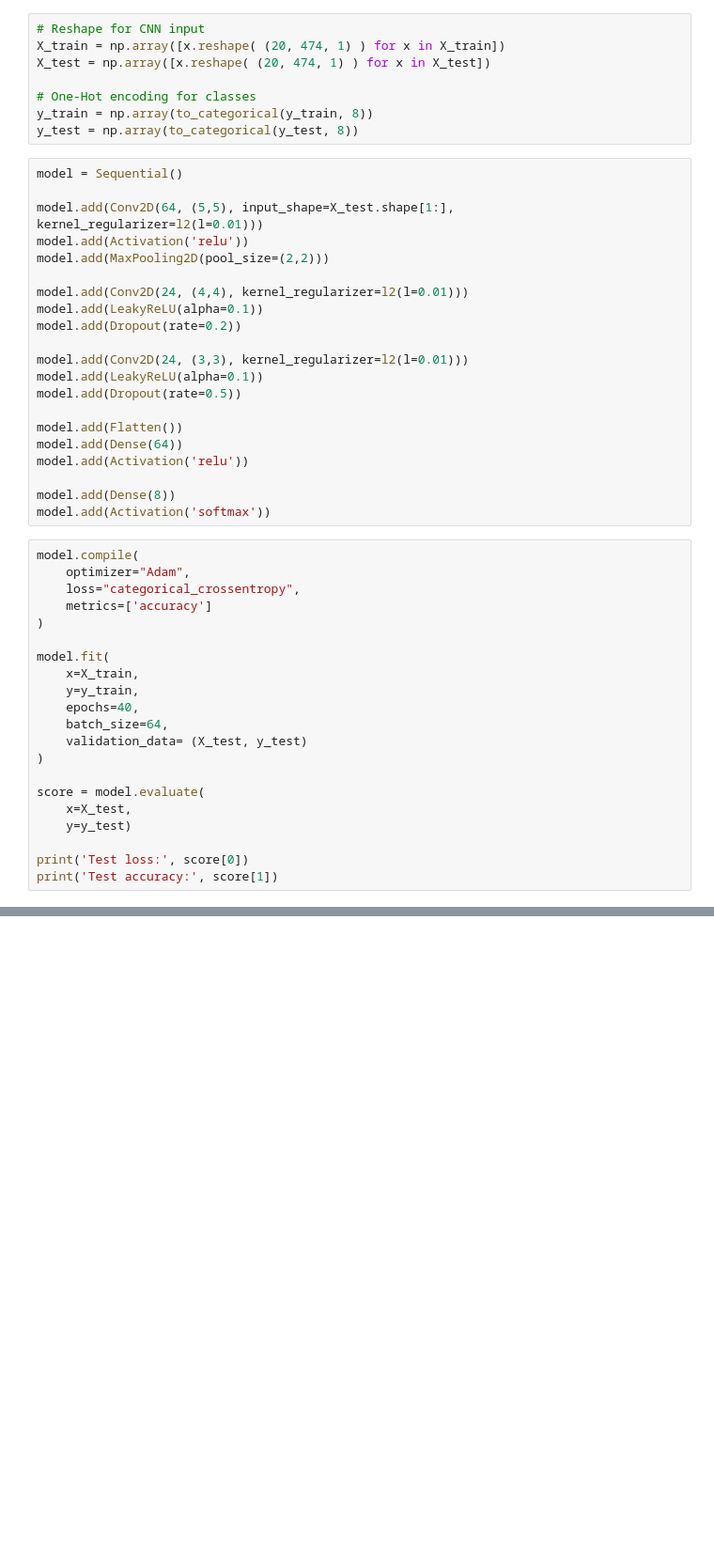
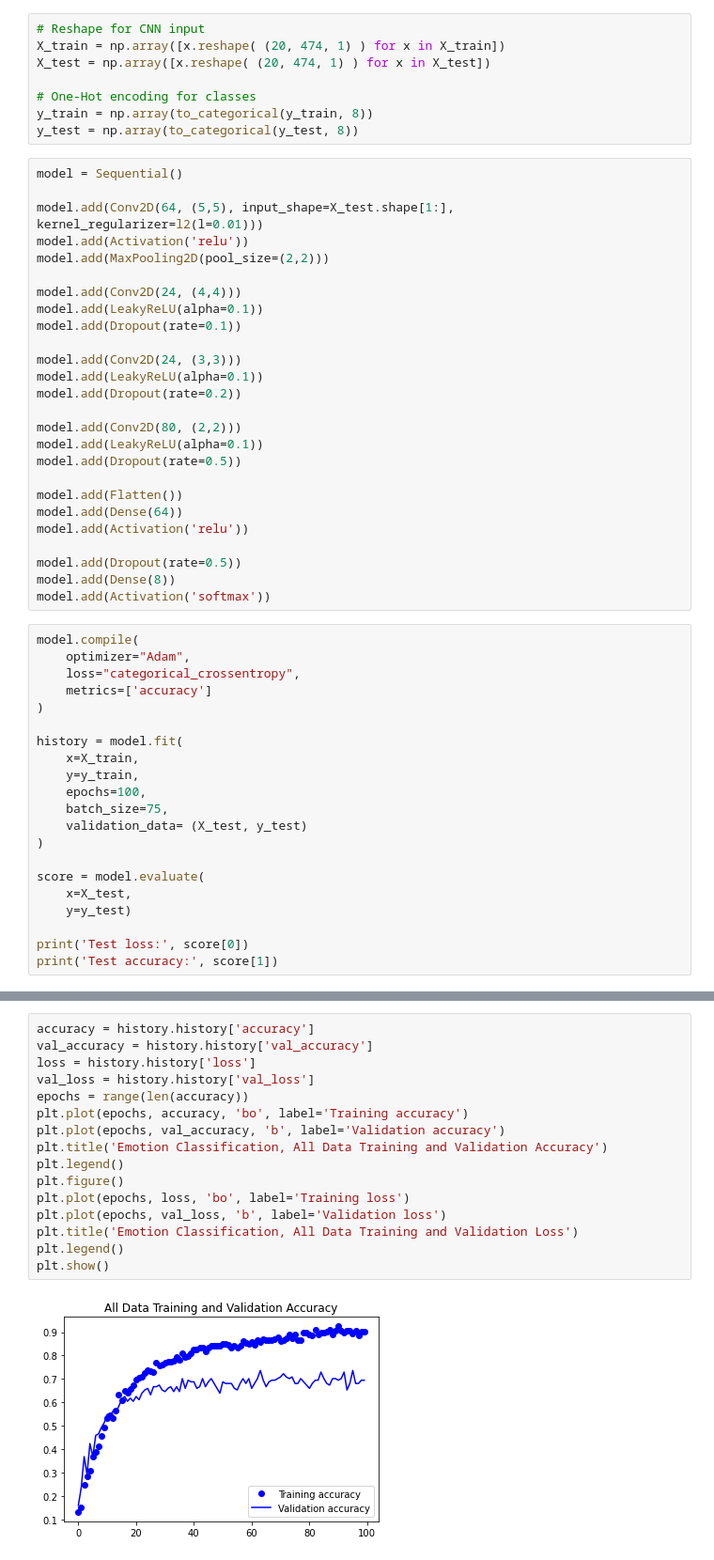
Before and after one commit to ebokelbe/CS254-Final-Project, a Jupyter notebook: convolutional_neural_network/emotion_classification_all_data.ipynb, the cells around one changed output, grey strips where cells are left out. Shown at 94% size. Drawn from its saved outputs; the diff is of its cells as text; blank space fills up the shorter version.

```diff
--- a/convolutional_neural_network/emotion_classification_all_data.ipynb
+++ b/convolutional_neural_network/emotion_classification_all_data.ipynb
@@ -88,11 +88,15 @@ model.add(Conv2D(64, (5,5), input_shape=X_test.shape[1:], kernel_regularizer=l2(
 model.add(Activation('relu'))
 model.add(MaxPooling2D(pool_size=(2,2)))
 
-model.add(Conv2D(24, (4,4), kernel_regularizer=l2(l=0.01)))
+model.add(Conv2D(24, (4,4)))
+model.add(LeakyReLU(alpha=0.1))
+model.add(Dropout(rate=0.1))
+
+model.add(Conv2D(24, (3,3)))
 model.add(LeakyReLU(alpha=0.1))
 model.add(Dropout(rate=0.2))
 
-model.add(Conv2D(24, (3,3), kernel_regularizer=l2(l=0.01)))
+model.add(Conv2D(80, (2,2)))
 model.add(LeakyReLU(alpha=0.1))
 model.add(Dropout(rate=0.5))
 
@@ -100,6 +104,7 @@ model.add(Flatten())
 model.add(Dense(64))
 model.add(Activation('relu'))
 
+model.add(Dropout(rate=0.5))
 model.add(Dense(8))
 model.add(Activation('softmax'))
 # %%
@@ -109,11 +114,11 @@ model.compile(
 	metrics=['accuracy']
 )
 
-model.fit(
+history = model.fit(
 	x=X_train,
 	y=y_train,
-    epochs=40,
-    batch_size=64,
+    epochs=100,
+    batch_size=75,
     validation_data= (X_test, y_test)
 )
 
@@ -143,0 +149,18 @@ Test accuracy: 0.6666666865348816
+# %%
+accuracy = history.history['accuracy']
+val_accuracy = history.history['val_accuracy']
+loss = history.history['loss']
+val_loss = history.history['val_loss']
+epochs = range(len(accuracy))
+plt.plot(epochs, accuracy, 'bo', label='Training accuracy')
+plt.plot(epochs, val_accuracy, 'b', label='Validation accuracy')
+plt.title('Emotion Classification, All Data Training and Validation Accuracy')
+plt.legend()
+plt.figure()
+plt.plot(epochs, loss, 'bo', label='Training loss')
+plt.plot(epochs, val_loss, 'b', label='Validation loss')
+plt.title('Emotion Classification, All Data Training and Validation Loss')
+plt.legend()
+plt.show()
+# %% [output]
+[figure, added]
```
Also changed, not shown: parts of 2 cells of this notebook, 2 other files.
